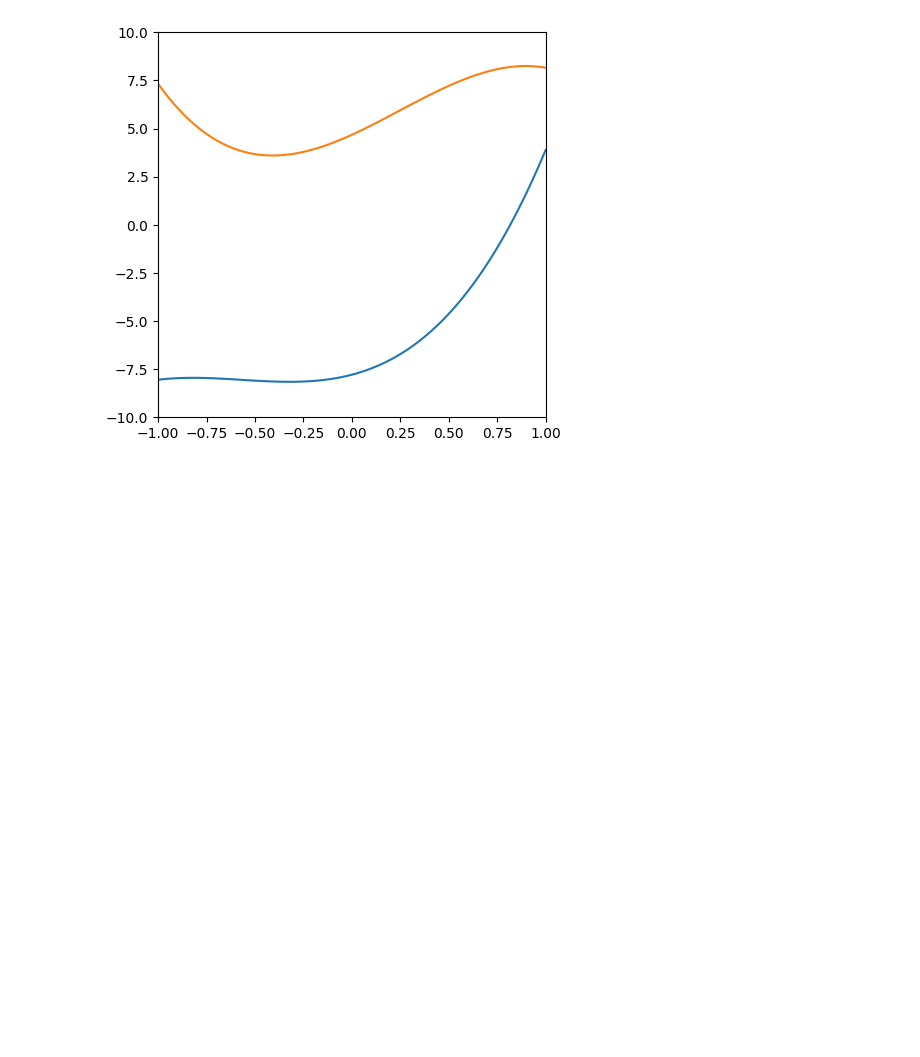
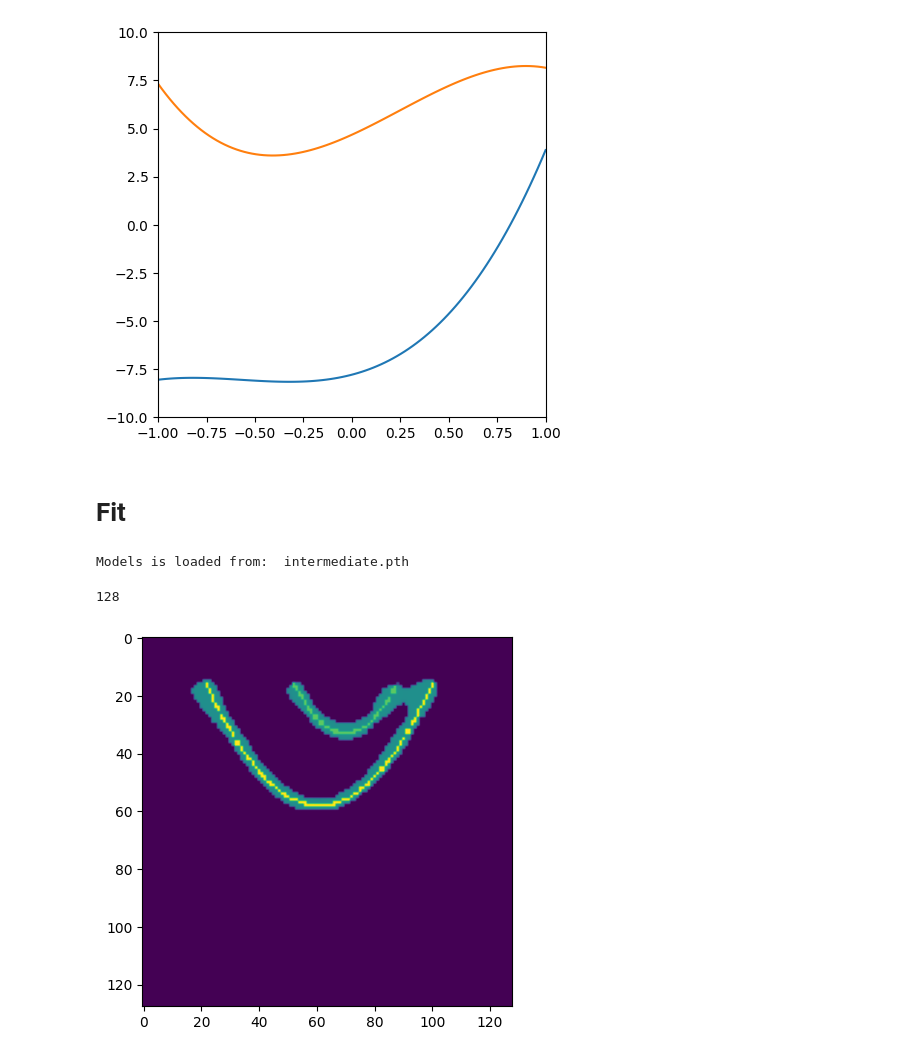
Before and after one commit to khachaturyan-1991/PlotExtract, a Jupyter notebook: WorkingBeast.ipynb, the cells around one changed output. Saved outputs shown, nothing was run; the diff lists cells and outputs as text; code cells hidden in the pictures; blank space fills up the shorter version.

Commit message:
added fitting option to the WorkingBeast notebook; it does not work for a single plot though

```diff
--- a/WorkingBeast.ipynb
+++ b/WorkingBeast.ipynb
@@ -630,3 +564,5 @@ ax.set_ylim(-10, 10)
 # %% [output]
 (-10.0, 10.0)
 [figure]
+# %% [markdown]
+# Fit
@@ -632,0 +573,20 @@ ax.set_ylim(-10, 10)
+# %%
+model = UNet()
+model = load_model(model, "intermediate.pth")
+# %% [output]
+Models is loaded from:  intermediate.pth
+# %%
+test_dataloader = create_dataloader(mode="test", num_samples=128, batch_size=32, shuffle=False, img_size=128)
+# %% [output]
+128
+# %%
+img, mask = next(iter(test_dataloader))
+pred = model(img).detach().numpy()
+selected = pred[0][1, :, :]
+# %%
+selected_c = selected.copy()
+selected_c[selected_c < 1.8] = 0
+plt.imshow(selected_c + mask[0][1].numpy())
+plt.show()
+# %% [output]
+[figure, added]
```
Also changed, not shown: parts of 29 cells of this notebook.
